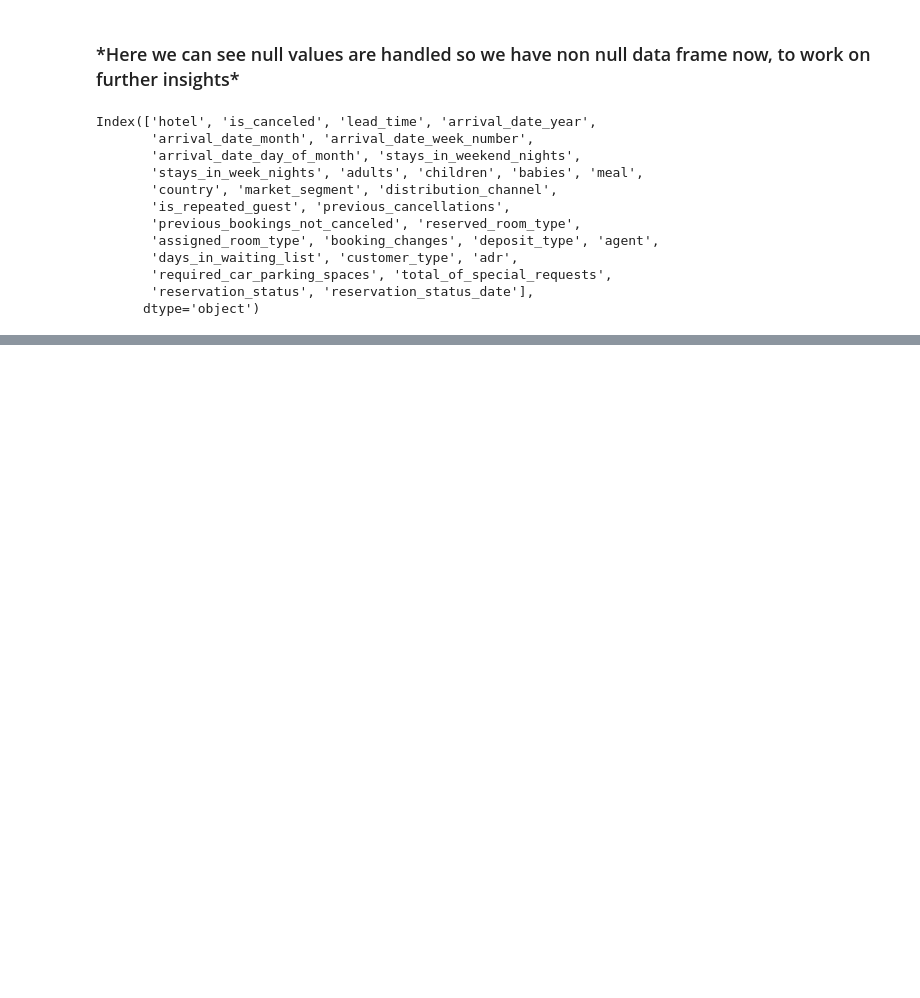
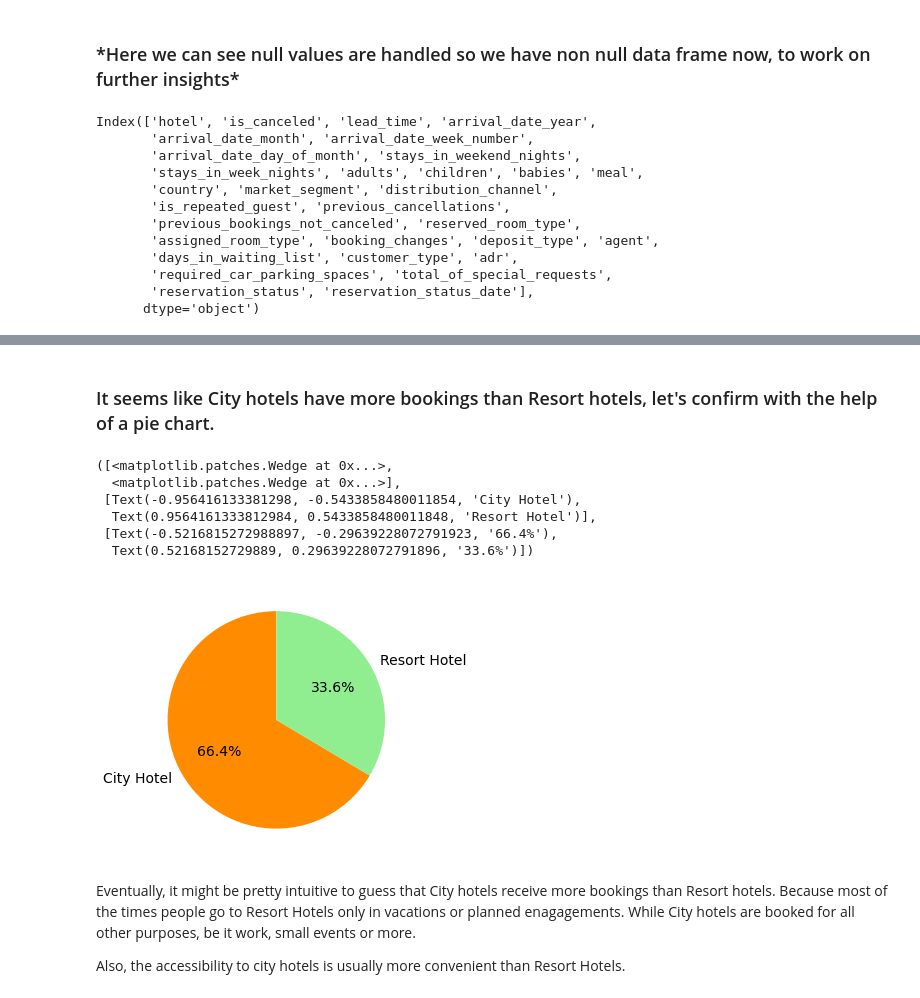
Before and after one commit to adarshsoni10/Data-Analysis-on-Hotel-Bookings, a Jupyter notebook: Copy_of_Hotel_Booking_Analysis_Capstone_Project.ipynb, the cells around one changed output, grey strips where cells are left out. Cells and saved outputs as stored; diff of their text form; code cells hidden in the pictures; blank space fills up the shorter version.

```diff
--- a/Copy_of_Hotel_Booking_Analysis_Capstone_Project.ipynb
+++ b/Copy_of_Hotel_Booking_Analysis_Capstone_Project.ipynb
@@ -173,0 +189,23 @@ Index(['hotel', 'is_canceled', 'lead_time', 'arrival_date_year',
+# %% [markdown]
+<h3>It seems like City hotels have more bookings than Resort hotels, let's confirm with the help of a pie chart.
+# %%
+#assigning labels and converting them to list
+labels = df['hotel'].value_counts().index.tolist()
+
+# assigning value counts and converting it to list
+sizes = df['hotel'].value_counts().tolist()
+
+#creating pie chart using above
+plt.pie(sizes,labels=labels,colors=['darkorange','lightgreen'],autopct='%1.1f%%',startangle=90, textprops={'fontsize': 14})
+# %% [output]
+([<matplotlib.patches.Wedge at 0x...>,
+  <matplotlib.patches.Wedge at 0x...>],
+ [Text(-0.956416133381298, -0.5433858480011854, 'City Hotel'),
+  Text(0.9564161333812984, 0.5433858480011848, 'Resort Hotel')],
+ [Text(-0.5216815272988897, -0.29639228072791923, '66.4%'),
+  Text(0.52168152729889, 0.29639228072791896, '33.6%')])
+[figure, added]
+# %% [markdown]
+Eventually, it might be pretty intuitive to guess that City hotels receive more bookings than Resort hotels. Because most of the times people go to Resort Hotels only in vacations or planned enagagements. While City hotels are booked for all other purposes, be it work, small events or more.
+
+Also, the accessibility to city hotels is usually more convenient than Resort Hotels.
```
Also changed, not shown: parts of 4 cells of this notebook.
